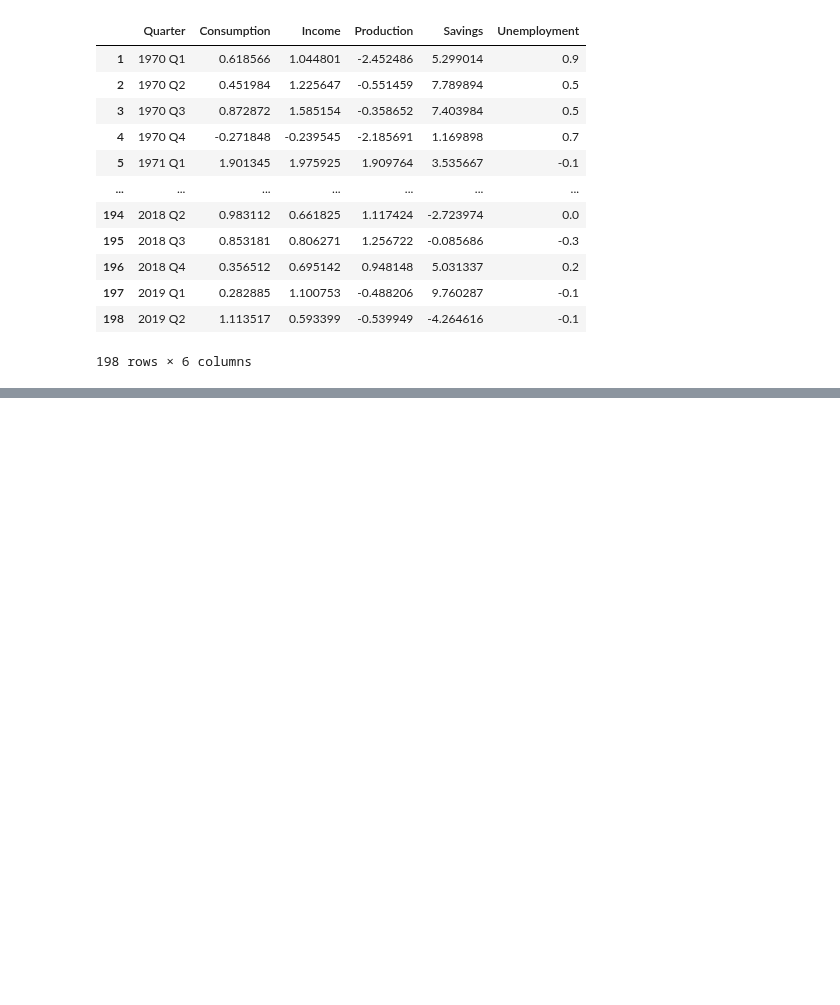
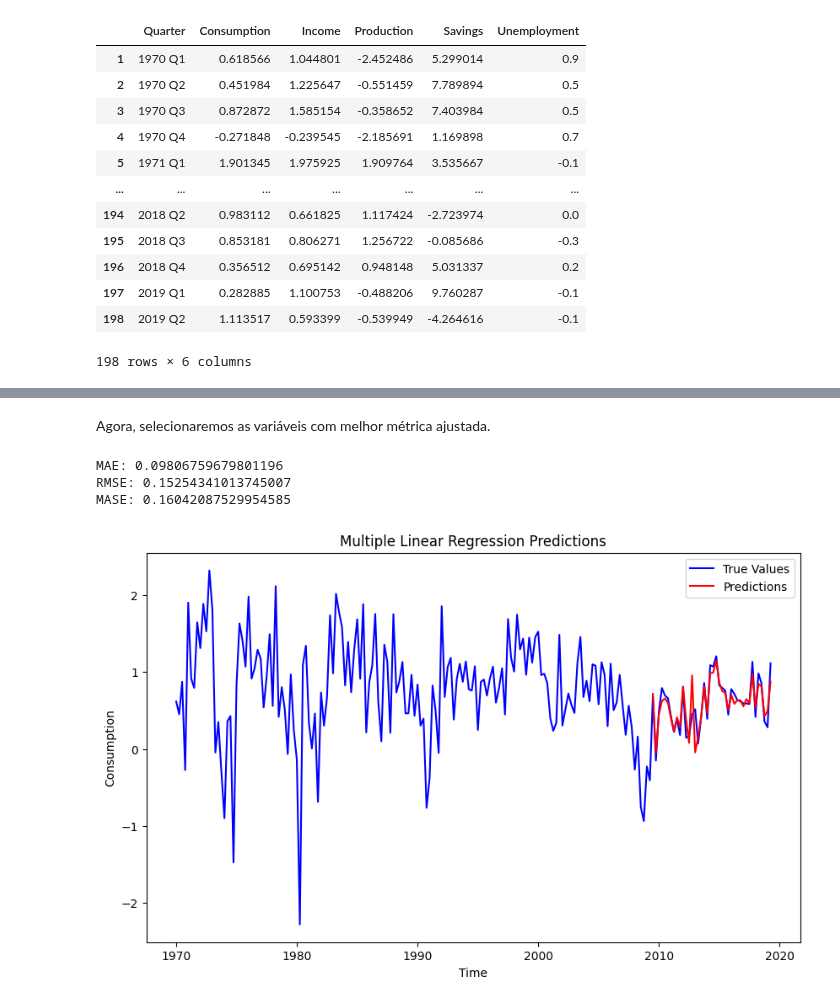
Before and after one commit to ramalhogs/Series_temporais_A2, a Jupyter notebook: linear_regression.ipynb, the cells around one changed output, grey strips where cells are left out. Saved outputs shown, nothing was run; the diff lists cells and outputs as text; code cells hidden in the pictures; blank space fills up the shorter version.

```diff
--- a/linear_regression.ipynb
+++ b/linear_regression.ipynb
@@ -92,0 +197,11 @@ MASE: 0.17051072034094356
+# %% [markdown]
+Agora, selecionaremos as variáveis com melhor métrica ajustada.
+# %%
+covariates = ["Income", "Savings", 'Quarter_order']
+
+fit_and_plot_regression(df, target_column="Consumption", covariates=covariates)
+# %% [output]
+MAE: 0.09806759679801196
+RMSE: 0.15254341013745007
+MASE: 0.16042087529954585
+[figure, added]
```
Also changed, not shown: parts of 8 cells of this notebook, 2 other files.
